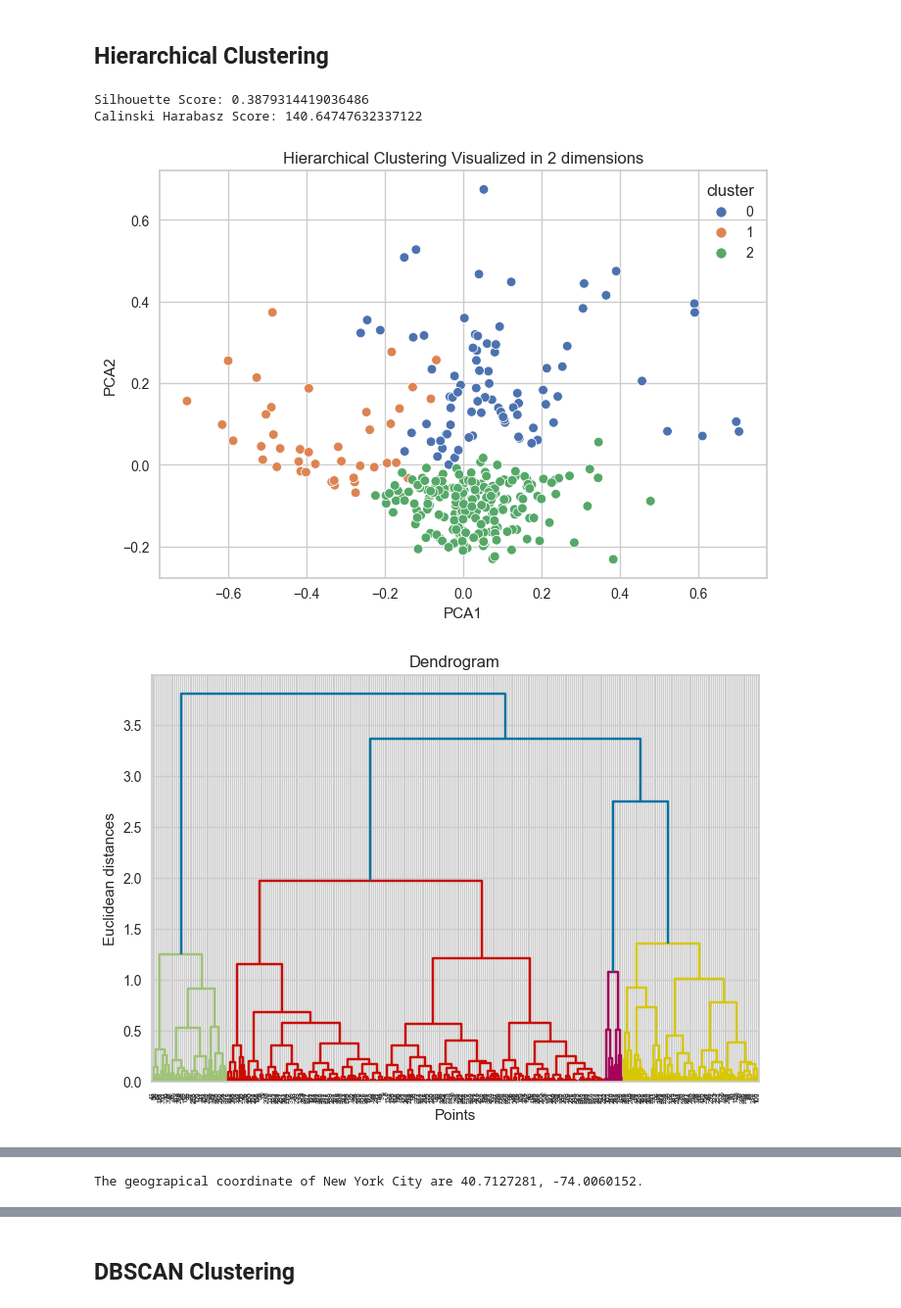
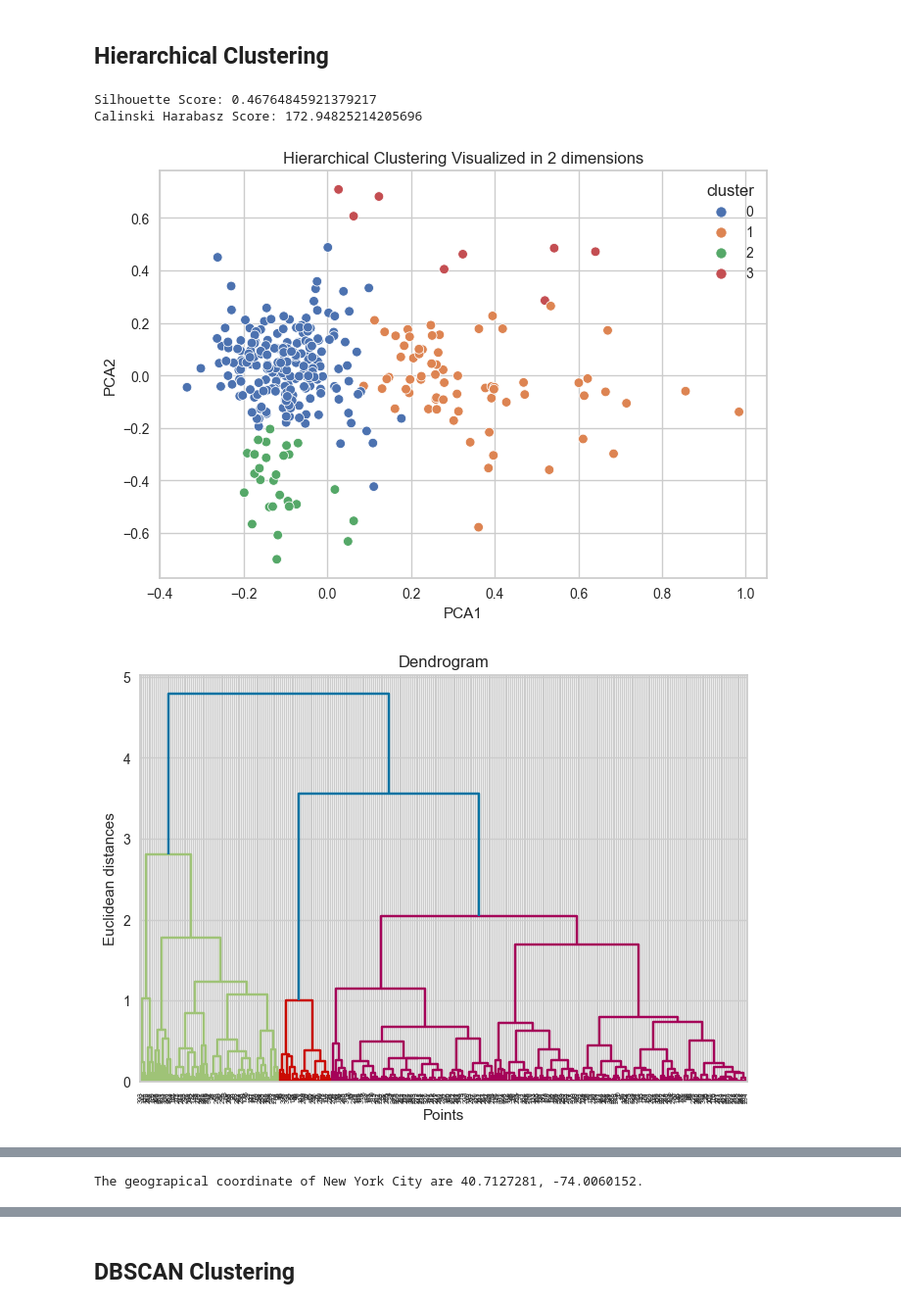
Before and after one commit to Magmafish/Midterm_Project, a Jupyter notebook: modeling_k.ipynb, the cells around one changed output, grey strips where cells are left out. Shown at 98% size. Cells and saved outputs as stored; diff of their text form; code cells hidden in the pictures.

Commit message:
regenerated all figures

```diff
--- a/modeling_k.ipynb
+++ b/modeling_k.ipynb
@@ -383,7 +383,7 @@ def plot_dendrogram(X,method ='ward'):
 # create an object
 ac = AgglomerativeClustering(affinity='euclidean',
                              linkage='ward',
-                             n_clusters = 3)
+                             n_clusters = 4)
 
 #df_hierarchical = df_neighborhood.copy()
 df_hierarchical = df_neighborhood_model.copy()
@@ -457,35 +457,35 @@ address = 'New York City, NY'
 location = None
 
 geolocator = Nominatim(user_agent="ny_explorer")
 location = geolocator.geocode(address)
 nyc_latitude = location.latitude
 nyc_longitude = location.longitude
 
 print('The geograpical coordinate of New York City are {}, {}.'.format(nyc_latitude, nyc_longitude))
 
 # create map
 map_clusters = folium.Map(location=[nyc_latitude, nyc_longitude], zoom_start=10)
 
 # set color scheme for the clusters
 ## blue: 3471EB, red: BB0000, green: 00BB00, purple: 6E34EB, orange: EBA134
-rainbow = ['#EBA134', '#3471EB', '#00BB00', '#6E34EB', '#BB0000']
+rainbow = ['#BB0000', '#EBA134', '#00BB00', '#6E34EB', '#3471EB']
 
 # add markers to the map
 markers_colors = []
 for lat, lon, poi, cluster in zip(neighborhood['latitude'], neighborhood['longitude'], neighborhood['neighborhood'], df_hierarchical['cluster']):
     label = folium.Popup(str(poi) + ' Cluster ' + str(cluster), parse_html=True)
     folium.CircleMarker(
         [lat, lon],
         radius=5,
         popup=label,
         color=rainbow[cluster-1],
         fill=True,
         fill_color=rainbow[cluster-1],
         fill_opacity=0.8).add_to(map_clusters)
 
 map_clusters
 # %% [output]
-Silhouette Score: 0.3879314419036486
-Calinski Harabasz Score: 140.64747632337122
+Silhouette Score: 0.46764845921379217
+Calinski Harabasz Score: 172.94825214205696
-[figure, old version]
+[figure, new version]
-[figure, old version]
+[figure, new version]
```
Also changed, not shown: parts of 2 cells of this notebook, 8 other files.
